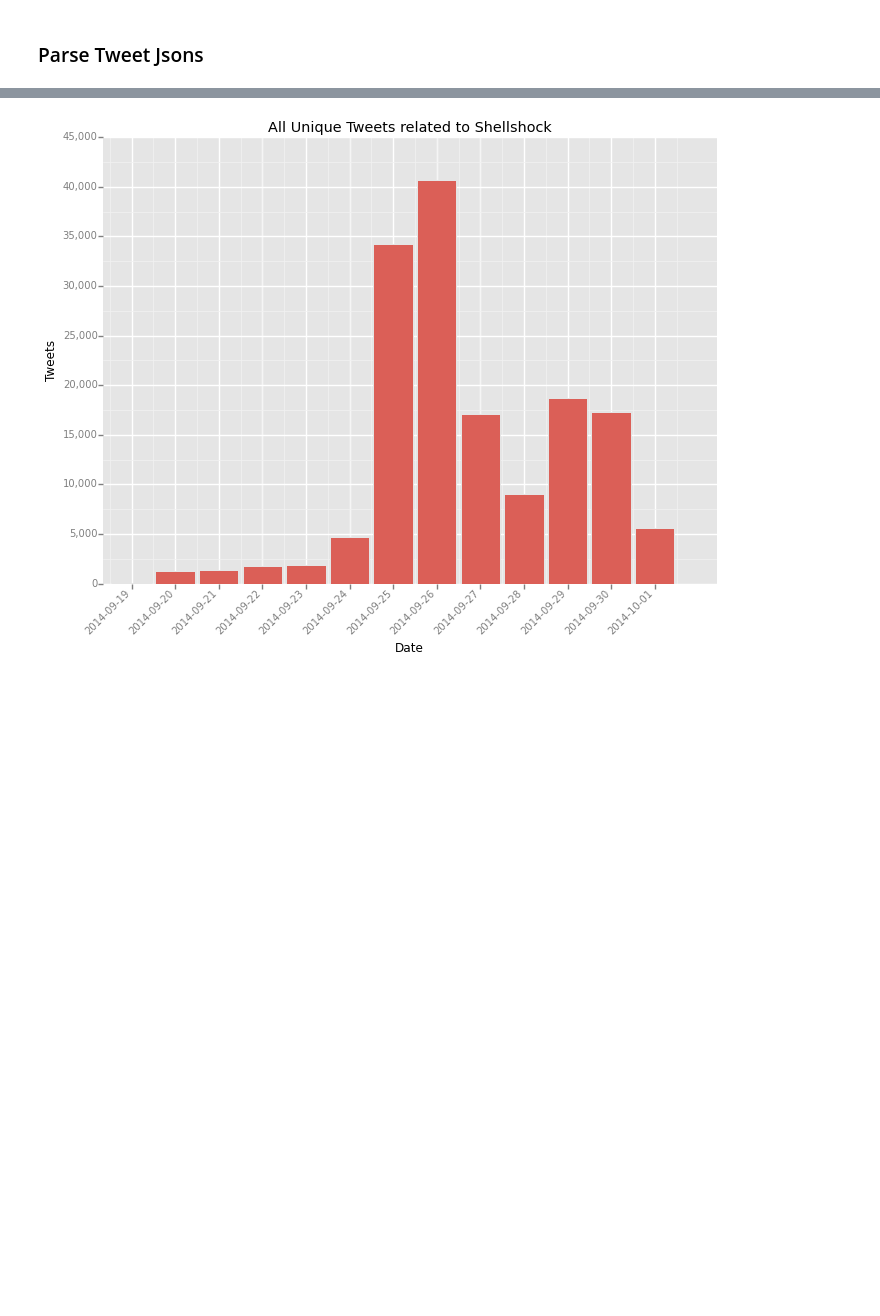
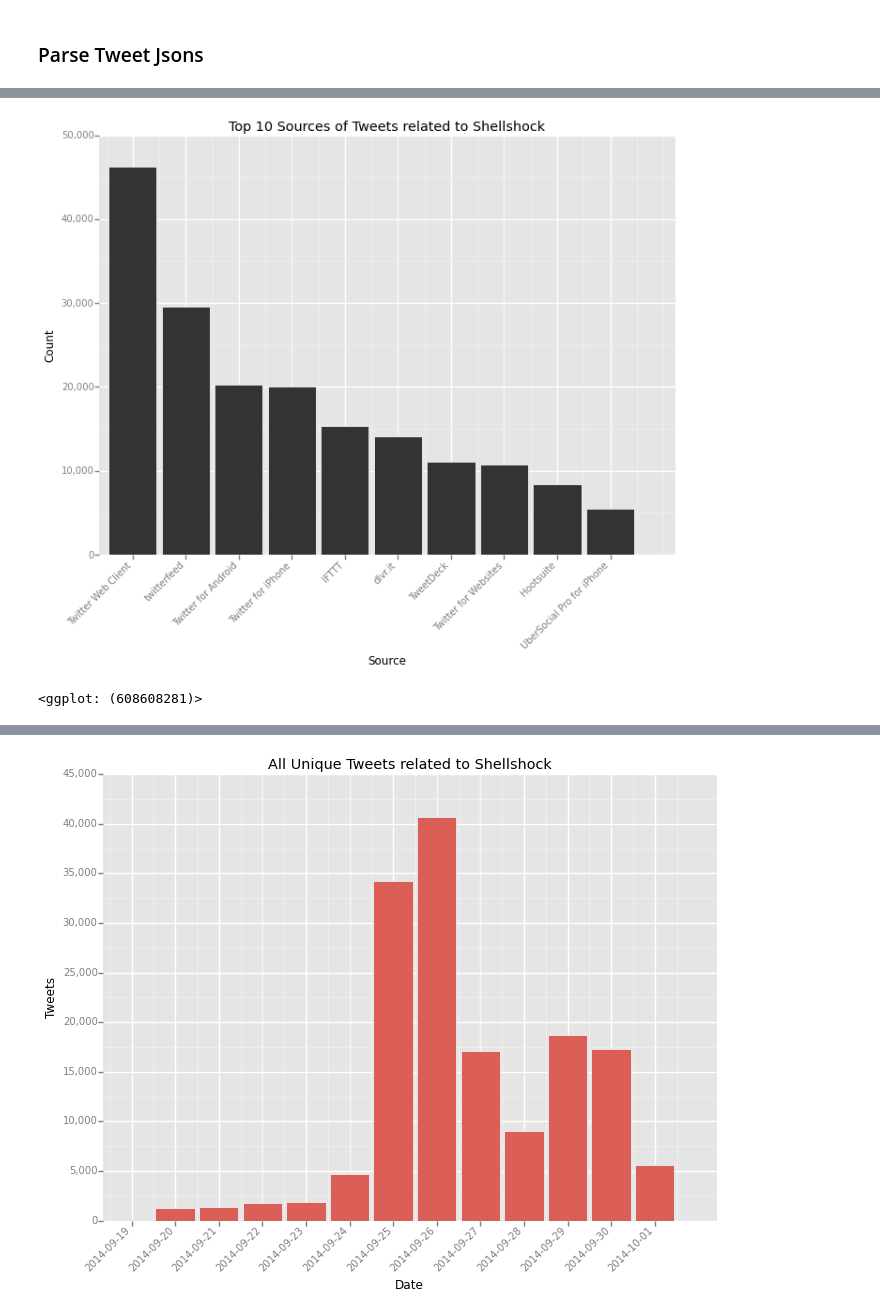
Before and after one commit to bhaskarvk/ShellShockAnalysis, a Jupyter notebook: Analysis of Shellshock Tweets.ipynb, the cells around one changed output, grey strips where cells are left out. Drawn from its saved outputs; the diff is of its cells as text; code cells hidden in the pictures; blank space fills up the shorter version.

```diff
--- a/Analysis of Shellshock Tweets.ipynb
+++ b/Analysis of Shellshock Tweets.ipynb
@@ -83,0 +128,11 @@ Parsed tweets in 4.42 secs and found 153518 unique tweets
+# %%
+# Tweets and Retweets by Source
+top_25_sources = pd.value_counts(tweetsDF['source'])[:10].reset_index()
+top_25_sources.columns=['source','count']
+ggplot(top_25_sources, aes(x='factor(source)', y='count')) + \
+        geom_bar(stat='identity') + scale_y_continuous(labels='comma') + \
+        theme(axis_text_x=element_text(angle=45, hjust=1)) + xlab('Source') + \
+        ylab('Count') + ggtitle('Top 10 Sources of Tweets related to Shellshock')
+# %% [output]
+[figure, added]
+<ggplot: (608608281)>
```
Also changed, not shown: parts of 18 cells of this notebook.
